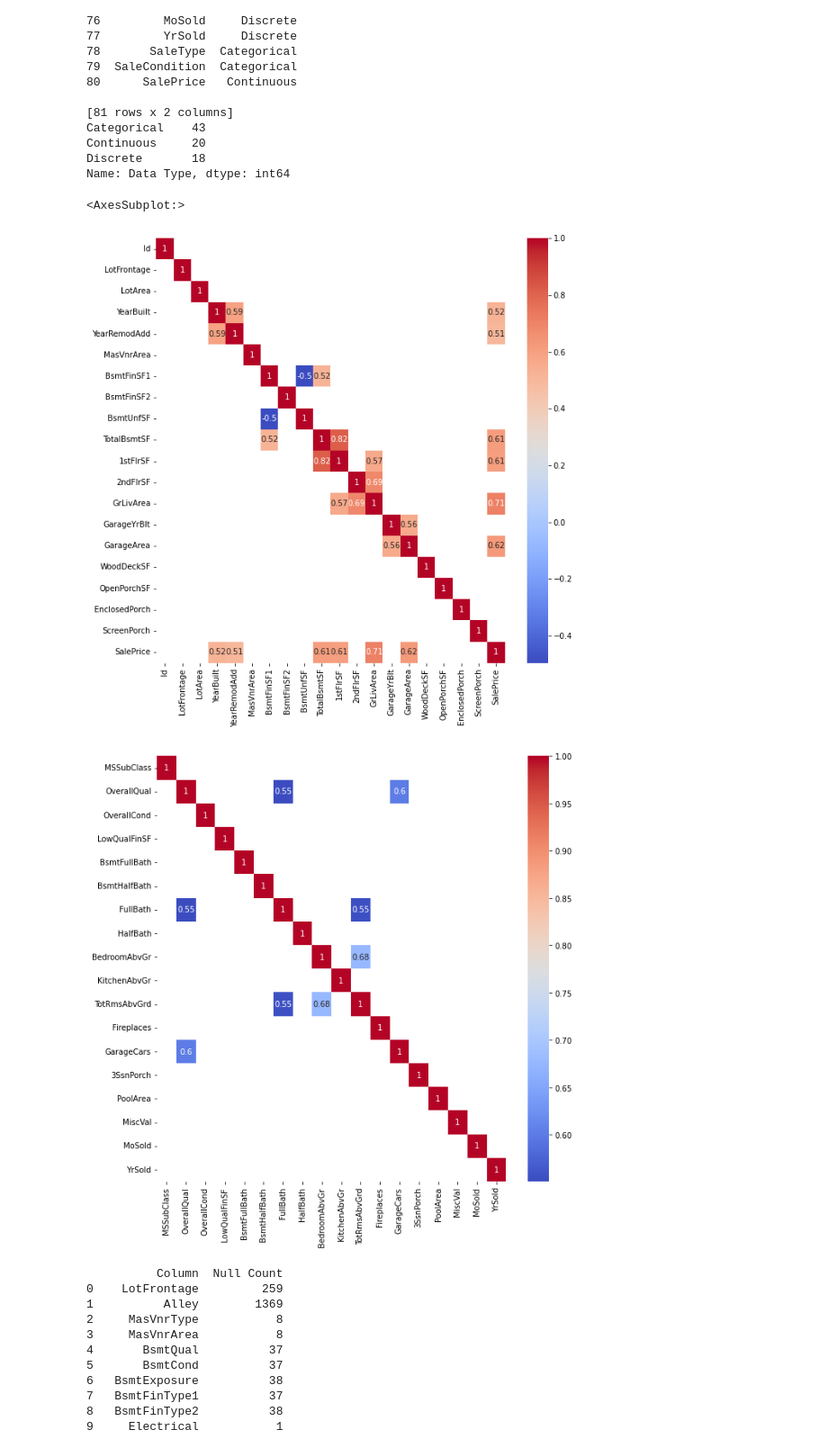
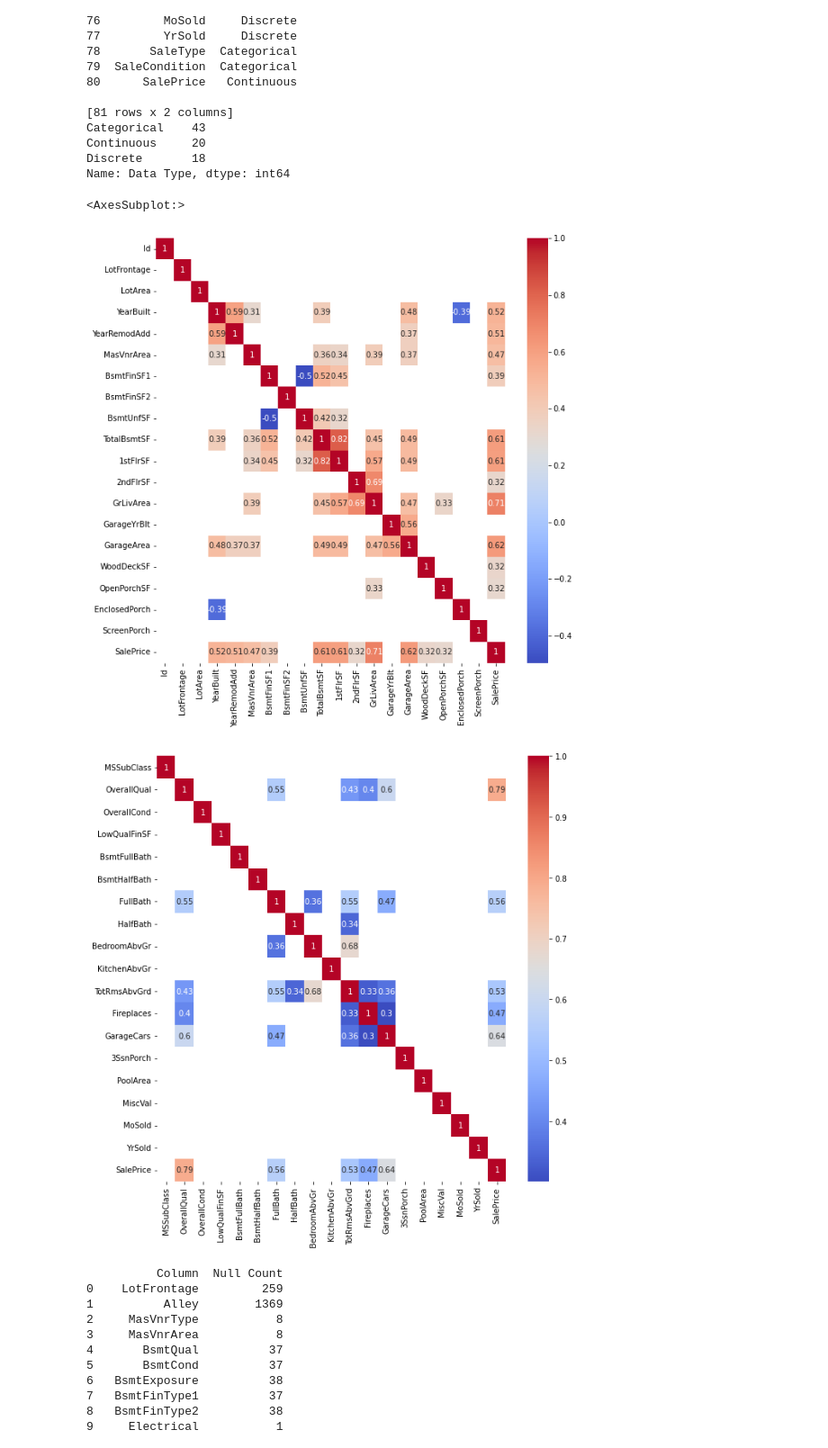
Before and after one commit to fabricio-inoue/House-Prices---Regression, a Jupyter notebook: House-pricing.ipynb, the cells around one changed output. Shown at 90% size. Saved outputs shown, nothing was run; the diff lists cells and outputs as text; code cells hidden in the pictures.

```diff
--- a/House-pricing.ipynb
+++ b/House-pricing.ipynb
@@ -160,24 +160,25 @@ Name: Data Type, dtype: int64
 # %%
 continuous_cols = data_types_df[data_types_df['Data Type'] == 'Continuous']['Column'].tolist()
 discrete_cols = data_types_df[data_types_df['Data Type'] == 'Discrete']['Column'].tolist()
 categorical_cols = data_types_df[data_types_df['Data Type'] == 'Categorical']['Column'].tolist()
 
+discrete_cols.append('SalePrice')
 
 continuous_corr = train_df[continuous_cols].corr()
 discrete_corr = train_df[discrete_cols].corr()
 categorical_corr = pd.get_dummies(train_df[categorical_cols]).corr()
 
 
 #correlation filtered by correlation value
 plt.figure(figsize=(10, 10))
-sns.heatmap(continuous_corr[(continuous_corr >= 0.5) | (continuous_corr <= -0.4)], annot=True, cmap='coolwarm', )
+sns.heatmap(continuous_corr[(continuous_corr >= 0.3) | (continuous_corr <= -0.3)], annot=True, cmap='coolwarm', )
 
 plt.figure(figsize=(10, 10))
-sns.heatmap(discrete_corr[(discrete_corr >= 0.5) | (discrete_corr <= -0.4)], annot=True, cmap='coolwarm', )
+sns.heatmap(discrete_corr[(discrete_corr >= 0.3) | (discrete_corr <= -0.3)], annot=True, cmap='coolwarm', )
 # %% [output]
 <AxesSubplot:>
-[figure, old version]
+[figure, new version]
-[figure, old version]
+[figure, new version]
 # %%
 null_values = train_df.isnull().sum()
 non_zero_nulls = null_values[null_values != 0]
```
